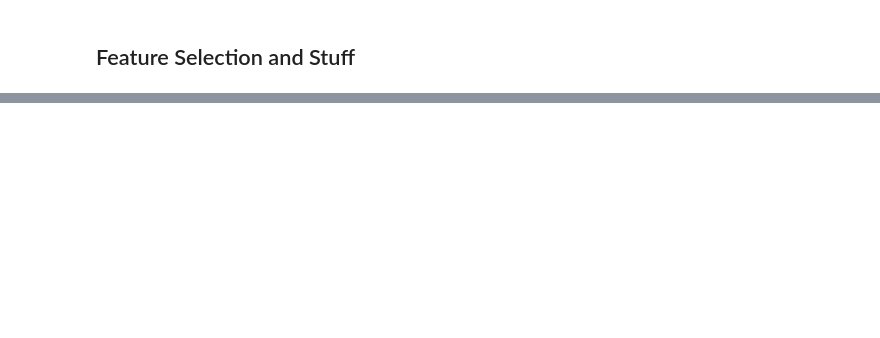
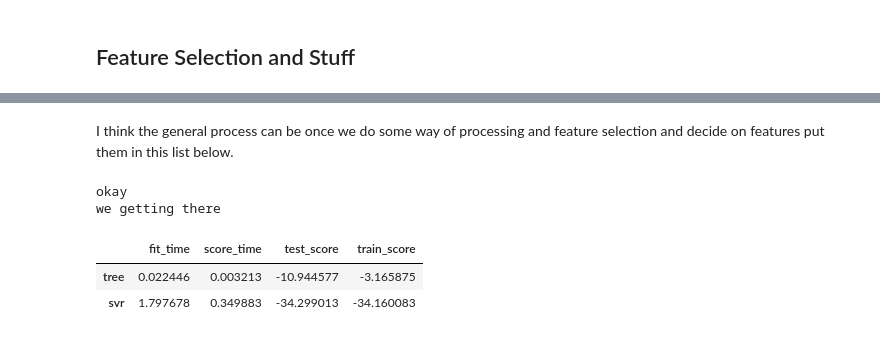
Before and after one commit to frankhu19/NBA2019, a Jupyter notebook: Processing and Modeling.ipynb, the cells around one changed output, grey strips where cells are left out. Saved outputs shown, nothing was run; the diff lists cells and outputs as text; code cells hidden in the pictures; blank space fills up the shorter version.

Commit message:
added more modeling code

```diff
--- a/Processing and Modeling.ipynb
+++ b/Processing and Modeling.ipynb
@@ -152,0 +247,39 @@ KeyboardInterrupt:
+# %% [markdown]
+I think the general process can be once we do some way of processing and feature selection and decide on features put them in this list below.
+# %%
+features = ['Video', 'top3Tagged', 'Len_Desc', 'teamTagged','Night' ,'otherTagged', 'Afternoon', 'bottom3Tagged','Tagged_Count'
+,'hasHashtag']
+# %%
+from sklearn.model_selection import cross_validate
+from sklearn.metrics import fbeta_score, make_scorer
+def evaluate_model(estimator):
+    return cross_validate(estimator,
+                    X=processedData[features],
+                    y=target,
+                    scoring=make_scorer(mean_absolute_percentage_error, greater_is_better=False),
+                    n_jobs=-1, cv=3,
+                    return_train_score=True)
+
+def display_results(results):
+    results_df  = pd.DataFrame(results).T
+    results_cols = results_df.columns
+    for col in results_df:
+        results_df[col] = results_df[col].apply(np.mean)
+    return results_df
+# %%
+RESULTS = {}
+# %%
+from sklearn.tree import DecisionTreeRegressor
+from sklearn.linear_model import ElasticNet, Lasso, Ridge
+RESULTS["tree"] = evaluate_model(DecisionTreeRegressor())
+print('okay')
+RESULTS["svr"] = evaluate_model(SVR())
+print('we getting there')
+
+display_results(RESULTS)
+# %% [output]
+okay
+we getting there
+|  | fit_time | score_time | test_score | train_score |
+| tree | 0.022446 | 0.003213 | -10.944577 | -3.165875 |
+| svr | 1.797678 | 0.349883 | -34.299013 | -34.160083 |
```
Also changed, not shown: parts of 23 cells of this notebook.
